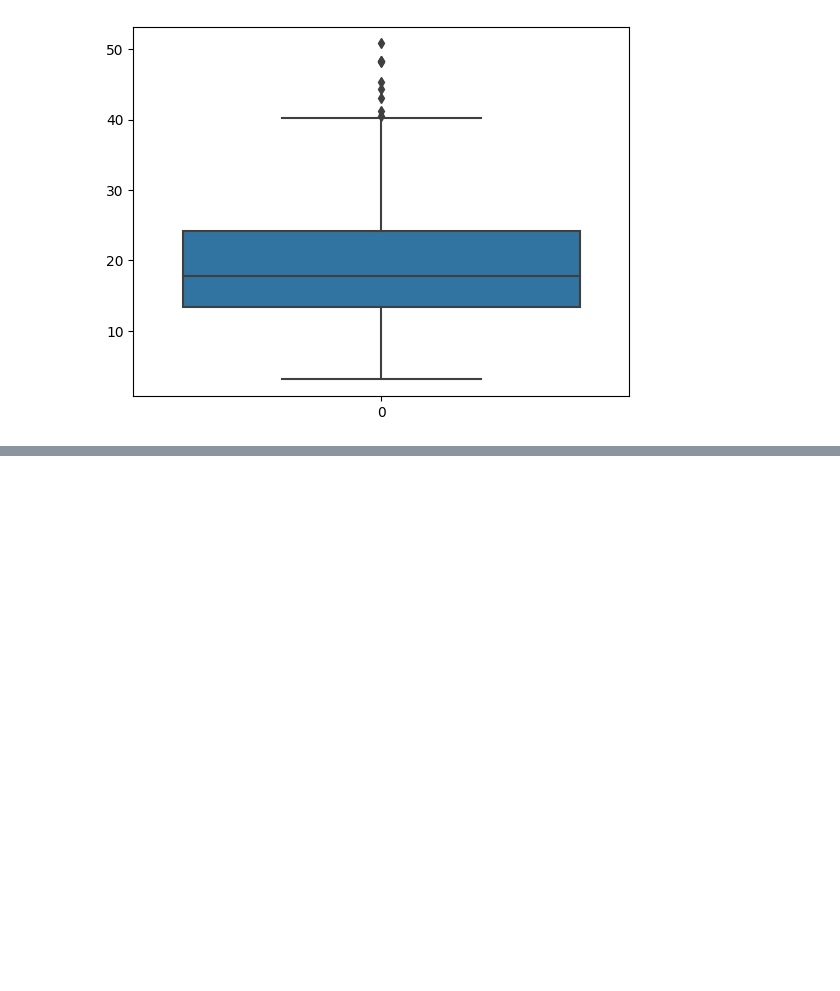
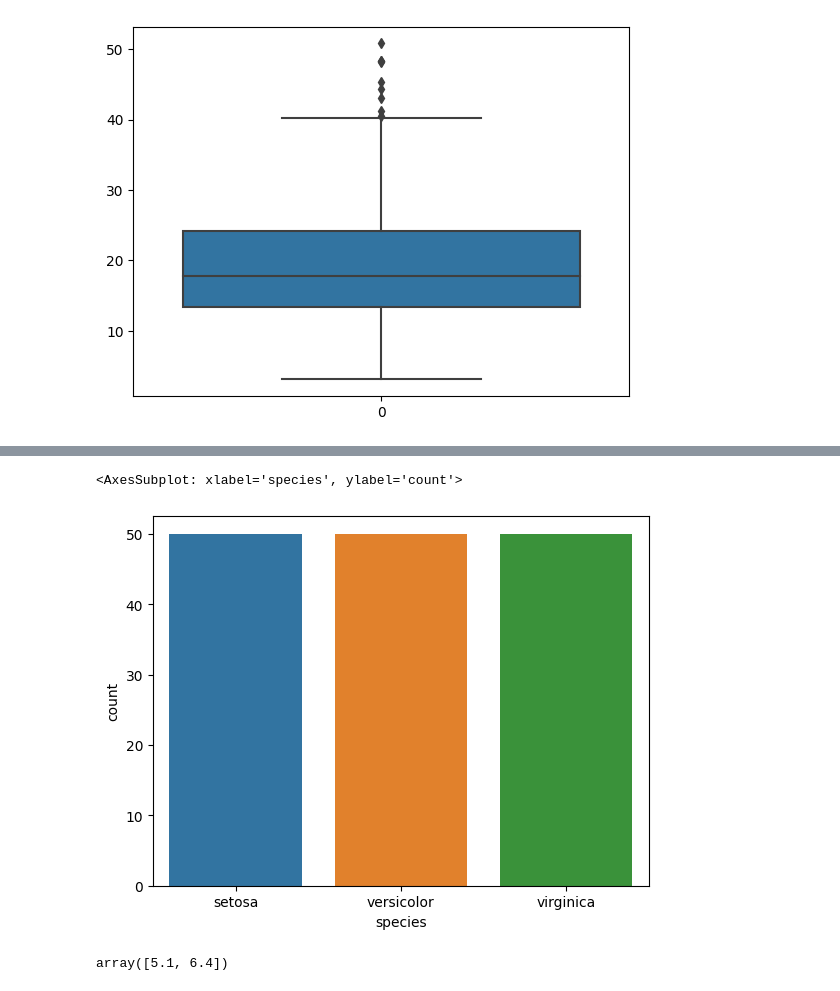
Before and after one commit to Srivathsa-216/py-366, a Jupyter notebook: Data Science/Statistics/Note1.ipynb, the cells around one changed output, grey strips where cells are left out. Drawn from its saved outputs; the diff is of its cells as text; code cells hidden in the pictures; blank space fills up the shorter version.

```diff
--- a/Data Science/Statistics/Note1.ipynb
+++ b/Data Science/Statistics/Note1.ipynb
@@ -48,0 +79,9 @@ sns.boxplot(df['total_bill'])
+# %%
+sns.countplot(data = df1, x ="species")
+# %% [output]
+<AxesSubplot: xlabel='species', ylabel='count'>
+[figure, added]
+# %%
+np.percentile(df1['sepal_length'], [25,75]) #There by getting the 25th and 75th percentile value
+# %% [output]
+array([5.1, 6.4])
```
Also changed, not shown: parts of 5 cells of this notebook.
